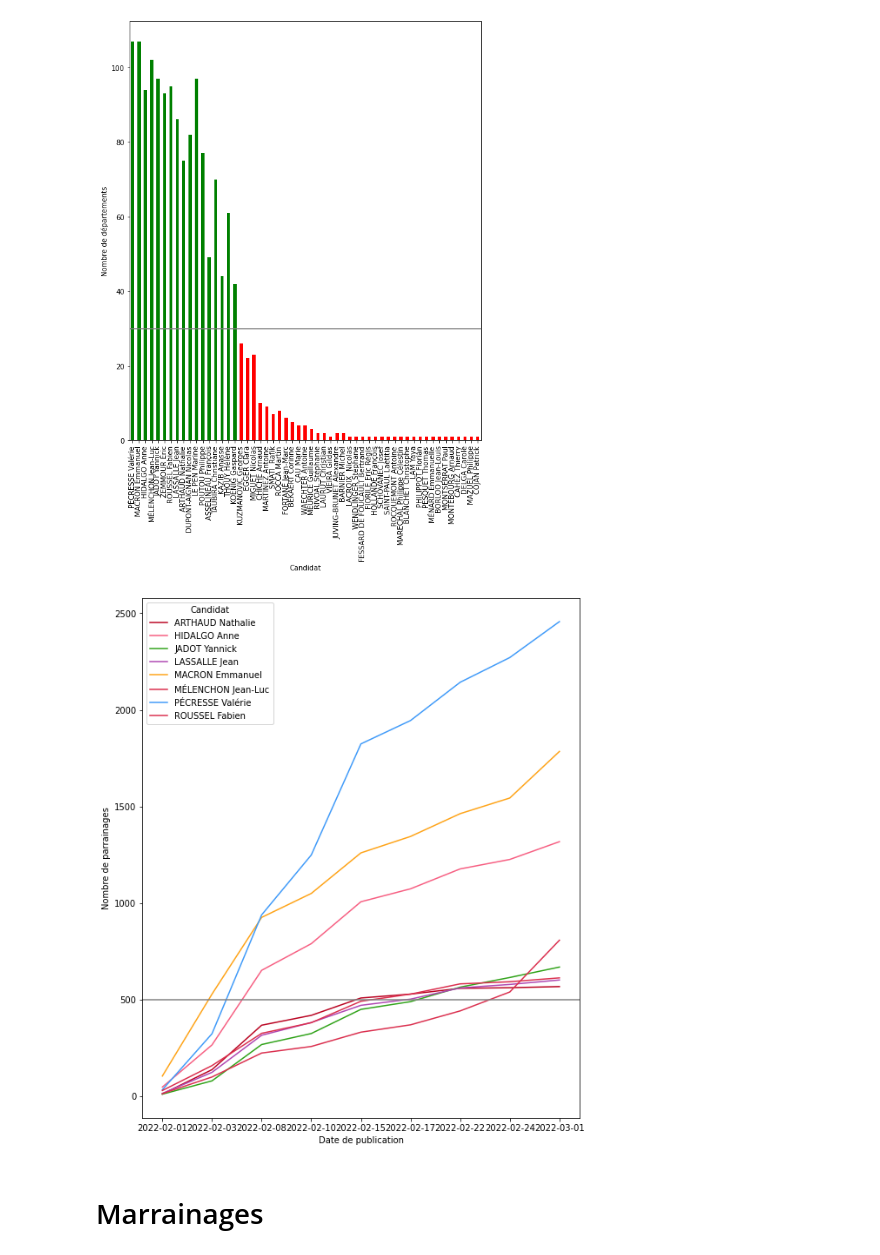
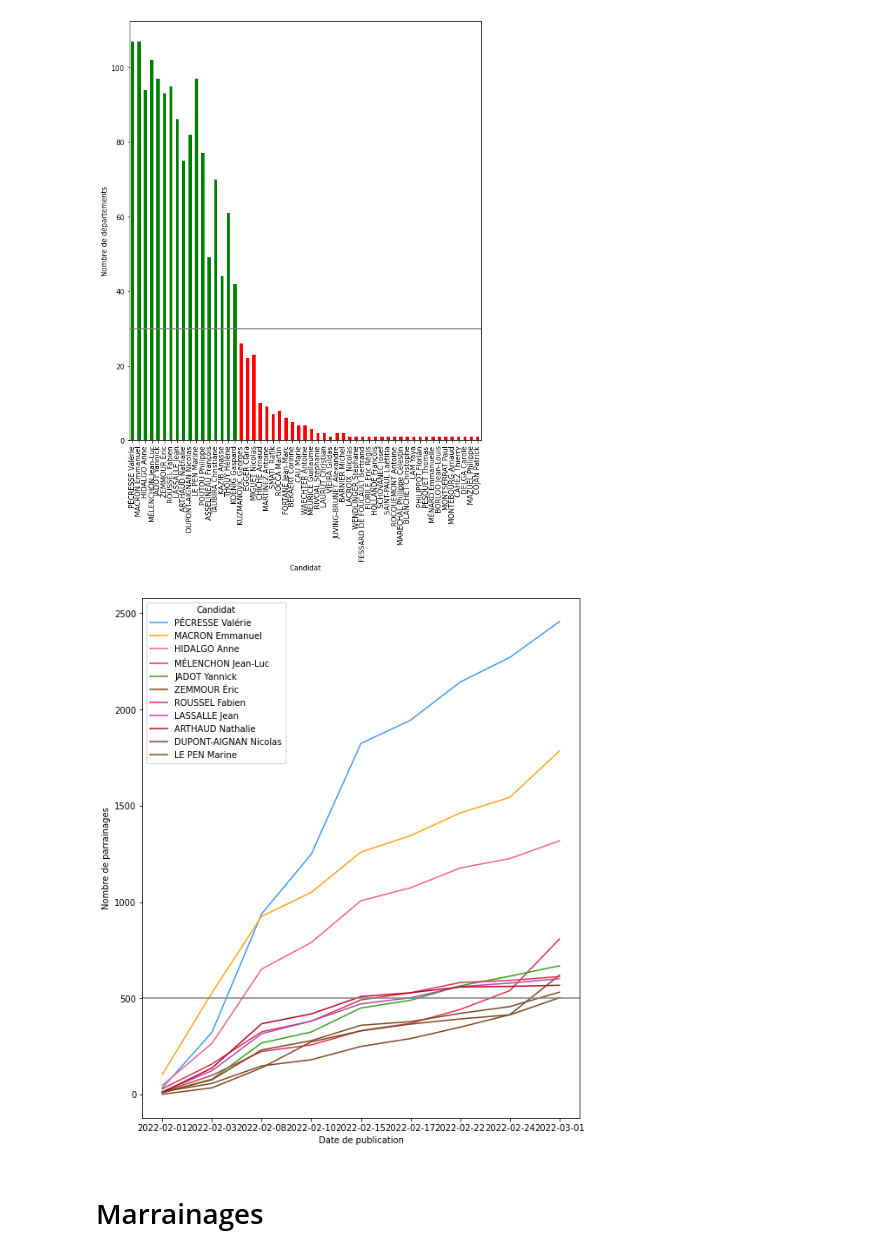
Before and after one commit to annelhote/2022-parrainages, a Jupyter notebook: parrainages.ipynb, the cells around one changed output. Drawn from its saved outputs; the diff is of its cells as text; code cells hidden in the pictures.

Commit message:
Add graph about the number of sponsorships by candidate among the time

```diff
--- a/parrainages.ipynb
+++ b/parrainages.ipynb
@@ -26,6 +26,7 @@ import requests
 DATA_URL = 'https://presidentielle2022.conseil-constitutionnel.fr/telechargement/parrainagestotal.json'
 DATA_FOLDER = 'data'
 DATA_FILE = 'parrainagestotal-20220301.json'
+LAST_DATE = '2022-03-01'
 RESULTS_FOLDER = 'results'
 SOURCE_FOLDER = 'sources'
 THRESHOLD = 500
@@ -121,6 +122,11 @@ candidates = {
         'gender': 'female',
         'gender_color': female_color,
         'political_color': '#AF48B2'
+    },
+    'KOENIG Gaspard': {
+        'gender': 'male',
+        'gender_color': male_color,
+        'political_color': '#0890C6'
     }
 }
 
@@ -263,16 +269,16 @@ plt.show()
 # %%
 # Number of sponsorships by candidate over the time
 df = sponsorships.groupby(['Candidat', 'DatePublication'])['Candidat'].count().unstack('DatePublication').fillna(0).reset_index()
-df = df.set_index('Candidat').cumsum(axis=1).query(f'`2022-02-24` > {THRESHOLD}').transpose()
+df = df.set_index('Candidat').cumsum(axis=1).query(f'`{LAST_DATE}` > {THRESHOLD}').sort_values(LAST_DATE, ascending=False).transpose()
 colors = [candidates.get(column, {}).get('political_color', 'black') for column in df.columns]
 ax = df.plot(color=colors)
 ax.axhline(THRESHOLD, color='gray')
 plt.xlabel('Date de publication')
 plt.ylabel('Nombre de parrainages')
 plt.savefig(f'{RESULTS_FOLDER}/sponsorships_by_candidate_by_time.png', facecolor='white', bbox_inches = 'tight')
 plt.show()
 # %% [output]
-[figure, old version]
+[figure, new version]
 # %% [markdown]
 # Marrainages
 # %% [markdown]
```
Also changed, not shown: parts of 2 cells of this notebook, 4 other files.
